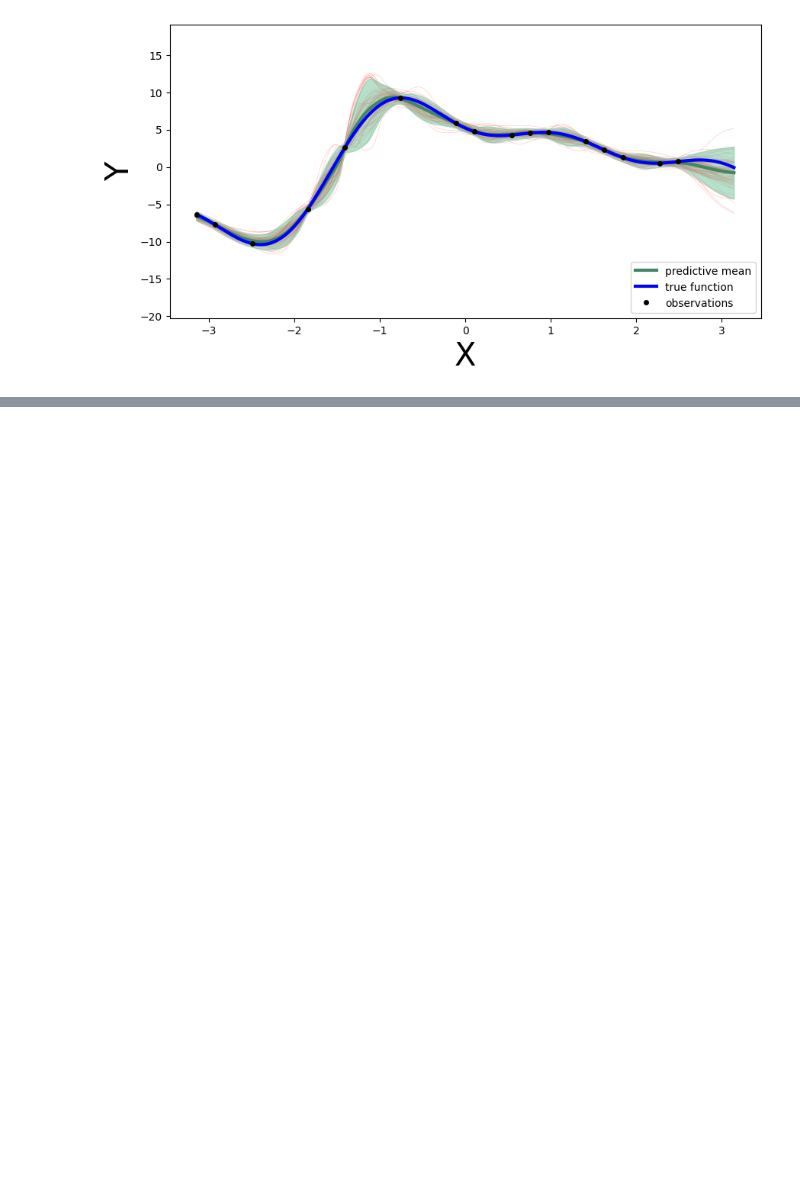
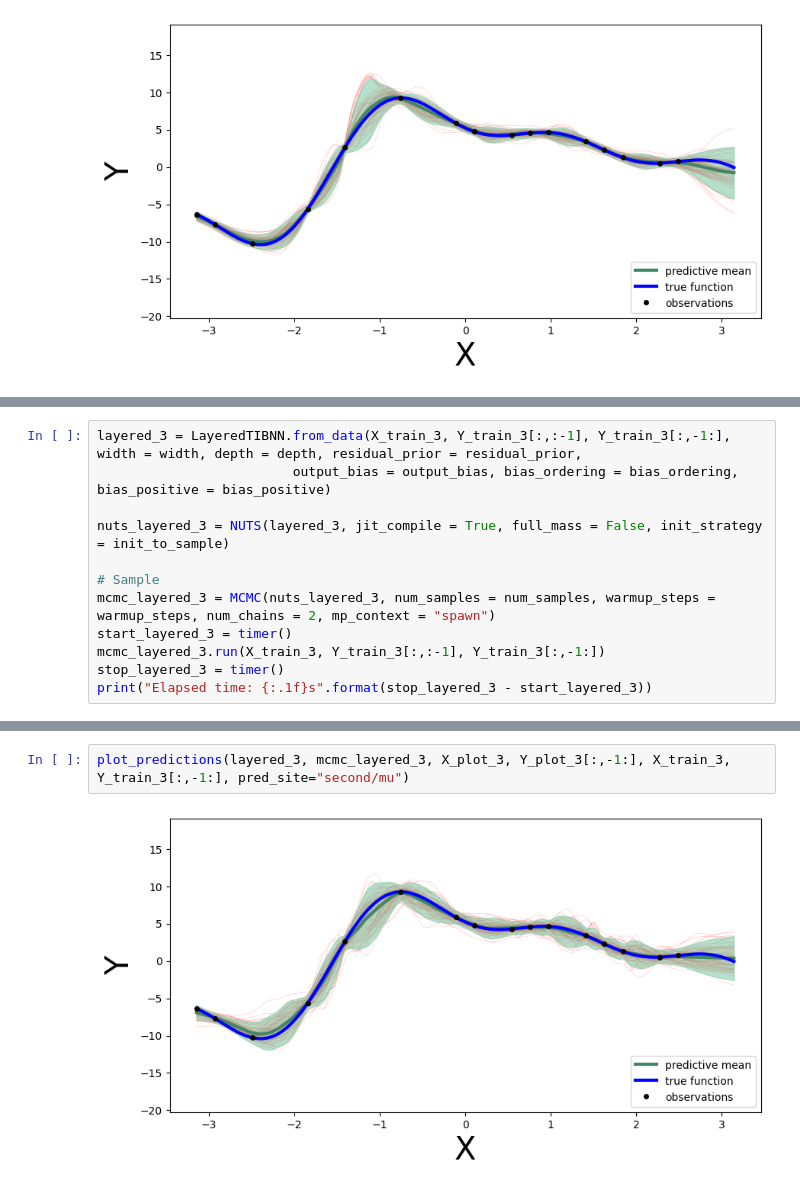
Before and after one commit to NatLabRockies/mmbo, a Jupyter notebook: notebooks/pyro-synthetic-multimodal.ipynb, the cells around one changed output, grey strips where cells are left out. Saved outputs shown, nothing was run; the diff lists cells and outputs as text; blank space fills up the shorter version.

```diff
--- a/notebooks/pyro-synthetic-multimodal.ipynb
+++ b/notebooks/pyro-synthetic-multimodal.ipynb
@@ -182,0 +221,12 @@ plot_predictions(layered, mcmc_layered, X_plot, Y_plot[:,-1:], X_train, Y_train[
+# %%
+layered_3 = LayeredTIBNN.from_data(X_train_3, Y_train_3[:,:-1], Y_train_3[:,-1:], width = width, depth = depth, residual_prior = residual_prior,
+                         output_bias = output_bias, bias_ordering = bias_ordering, bias_positive = bias_positive)
+
+nuts_layered_3 = NUTS(layered_3, jit_compile = True, full_mass = False, init_strategy = init_to_sample)
+
+# Sample
+mcmc_layered_3 = MCMC(nuts_layered_3, num_samples = num_samples, warmup_steps = warmup_steps, num_chains = 2, mp_context = "spawn")
+start_layered_3 = timer()
+mcmc_layered_3.run(X_train_3, Y_train_3[:,:-1], Y_train_3[:,-1:])
+stop_layered_3 = timer()
+print("Elapsed time: {:.1f}s".format(stop_layered_3 - start_layered_3))
@@ -182,0 +235,4 @@ plot_predictions(layered, mcmc_layered, X_plot, Y_plot[:,-1:], X_train, Y_train[
+# %%
+plot_predictions(layered_3, mcmc_layered_3, X_plot_3, Y_plot_3[:,-1:], X_train_3, Y_train_3[:,-1:], pred_site="second/mu")
+# %% [output]
+[figure, added]
```
Also changed, not shown: parts of 14 cells of this notebook.
